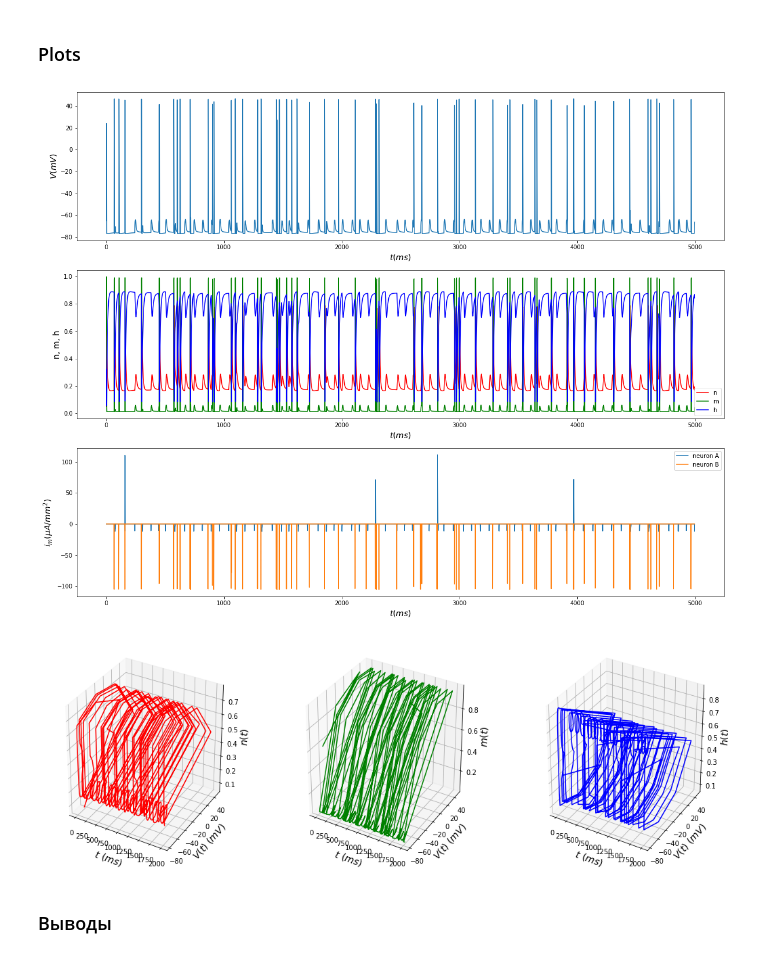
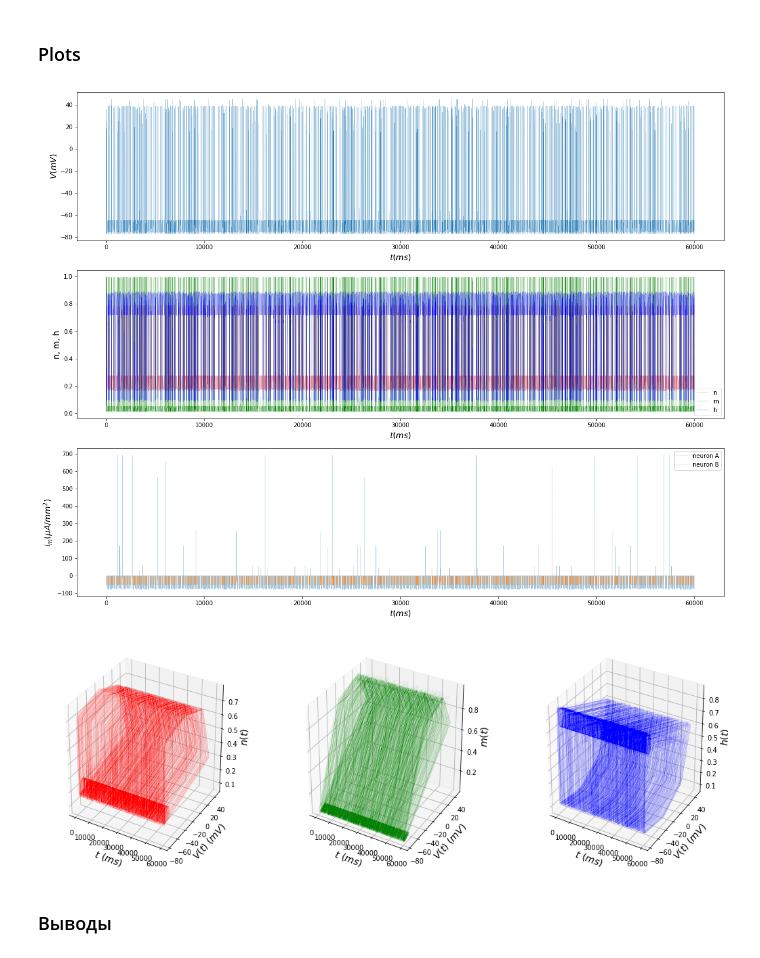
Before and after one commit to georgepsh/ComputationalNeuroscience, a Jupyter notebook: SaveTheKitten.ipynb, the cells around one changed output. Drawn from its saved outputs; the diff is of its cells as text; code cells hidden in the pictures.

Commit message:
Fixed Kd. Better plots. Freqs are printed

```diff
--- a/SaveTheKitten.ipynb
+++ b/SaveTheKitten.ipynb
@@ -115,8 +115,7 @@ class Synapse:
         if t in self.spike_timesteps:
             self.L += self.L_in
         self.L -= self.L_out
-        self.L = min(self.volume, self.L)
-        self.L = max(0, self.L)
+        self.L = np.clip(self.L, 0, self.volume)
         l = self.L / self.volume
         P = (l / self.K_d) / (1 + (l / self.K_d))
         return self.N * P * self.gamma
@@ -213,7 +213,7 @@ Volume and ligand amount
 L_in_A = 1000
 L_out_A = 200
 volume_A = 1500
-N_A = 100
+N_A = int(25e5)
 # %% [markdown]
 Distribution
 # %%
@@ -246,7 +246,7 @@ Volume and ligand amount
 L_in_B = 1000
 L_out_B = 600
 volume_B = 1000
-N_B = 100
+N_B = int(1e6)
 # %% [markdown]
 Distribution
 # %%
@@ -345,37 +353,39 @@ Good
 ### Plots
 # %%
 def viz2d(solution, I_syn_A, I_syn_B, timesteps):
+    lw = 0.2
     V = solution[:, 0]
     x_array = [(solution[:, 1], 'n', 'r'), (solution[:, 2], 'm', 'g'), (solution[:, 3], 'h', 'b')]
 
     fig, ax = plt.subplots(figsize=(20, 16))
 
     ax1 = plt.subplot(3, 1, 1)
-    ax1.plot(timesteps, V)
+    ax1.plot(timesteps, V, lw=lw)
     ax1.set_ylabel('$V(mV)$', fontsize=14)
     ax1.set_xlabel('$t(ms)$', fontsize=14)
 
     for x in x_array:
         values, label, color = x
         ax2 = plt.subplot(3, 1, 2)
-        ax2.plot(timesteps, values, label=label, color=color)
+        ax2.plot(timesteps, values, label=label, color=color, lw=lw)
     ax2.set_ylabel('n, m, h', fontsize=14)
     ax2.set_xlabel('$t(ms)$', fontsize=14)
     ax2.legend(loc='lower right')
 
     ax3 = plt.subplot(3, 1, 3)
-    ax3.plot(timesteps, I_syn_A, label='neuron A')
+    ax3.plot(timesteps, I_syn_A, label='neuron A', lw=lw)
     ax3.set_ylabel('$i_m({\mu}A / mm^2)$', fontsize=14)
     ax3.set_xlabel('$t(ms)$', fontsize=14)
     ax3.legend(loc='upper right')
 
     ax4 = plt.subplot(3, 1, 3)
-    ax4.plot(timesteps, I_syn_B, label='neuron B')
+    ax4.plot(timesteps, I_syn_B, label='neuron B', lw=lw)
     ax4.set_ylabel('$i_m({\mu}A / mm^2)$', fontsize=14)
     ax4.set_xlabel('$t(ms)$', fontsize=14)
     ax4.legend(loc='upper right')
 
 def viz3d(solution, timesteps):
+    lw = 0.05
     V = solution[:, 0]
     x_array = [(solution[:, 1], 'n', 'r'), (solution[:, 2], 'm', 'g'), (solution[:, 3], 'h', 'b')]
 
@@ -383,18 +393,18 @@ def viz3d(solution, timesteps):
     for i, x in enumerate(x_array):
         values, label, color = x
         ax = fig.add_subplot(1, 3, i+1, projection='3d')
-        ax.plot3D(timesteps, V, values, color=color)
+        ax.plot3D(timesteps, V, values, color=color, lw=lw)
         ax.set_xlabel('$t\ (ms)$', fontsize=14)
         ax.set_ylabel('$V(t)\ (mV)$', fontsize=14)
         ax.set_zlabel('$' + label + '(t)$', fontsize=14)
 # %%
-viz2d(result[:5000], I_synA[:5000], I_synB[:5000], timesteps[:5000])
+viz2d(result, I_synA, I_synB, timesteps)
 # %% [output]
-[figure, old version]
+[figure, new version]
 # %%
-viz3d(result[:2000], timesteps[:2000])
+viz3d(result, timesteps)
 # %% [output]
-[figure, old version]
+[figure, new version]
 # %% [markdown]
 ### Выводы
 # %% [markdown]
```
Also changed, not shown: parts of 6 cells of this notebook.
